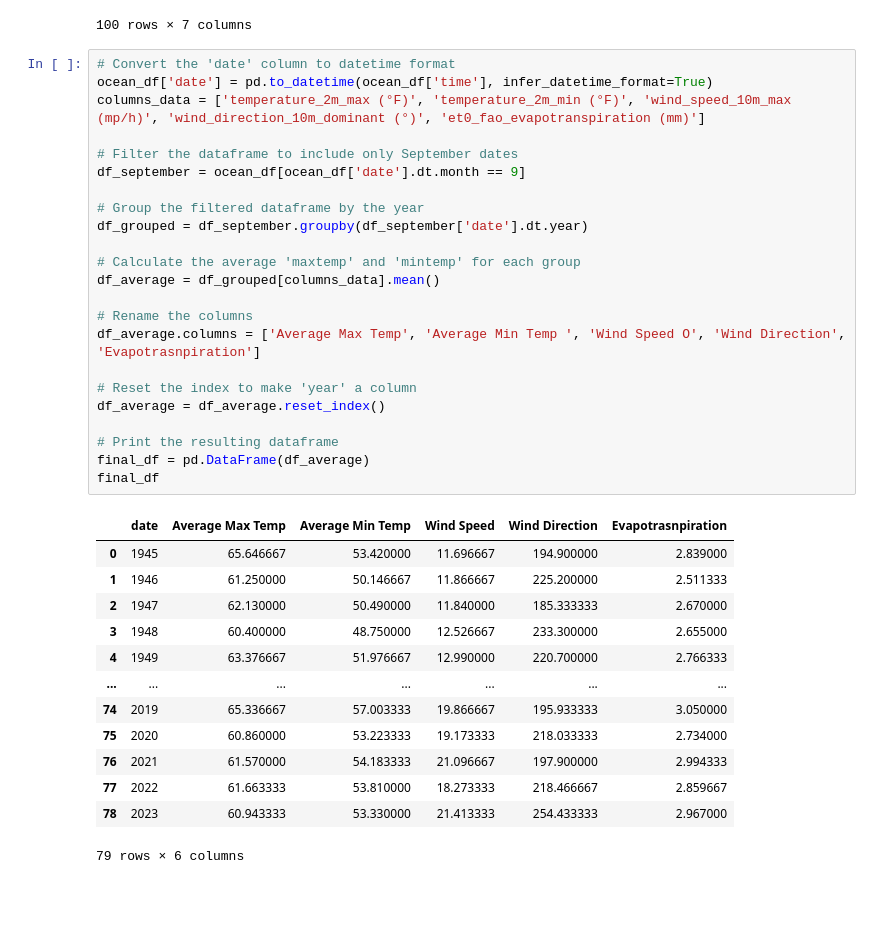
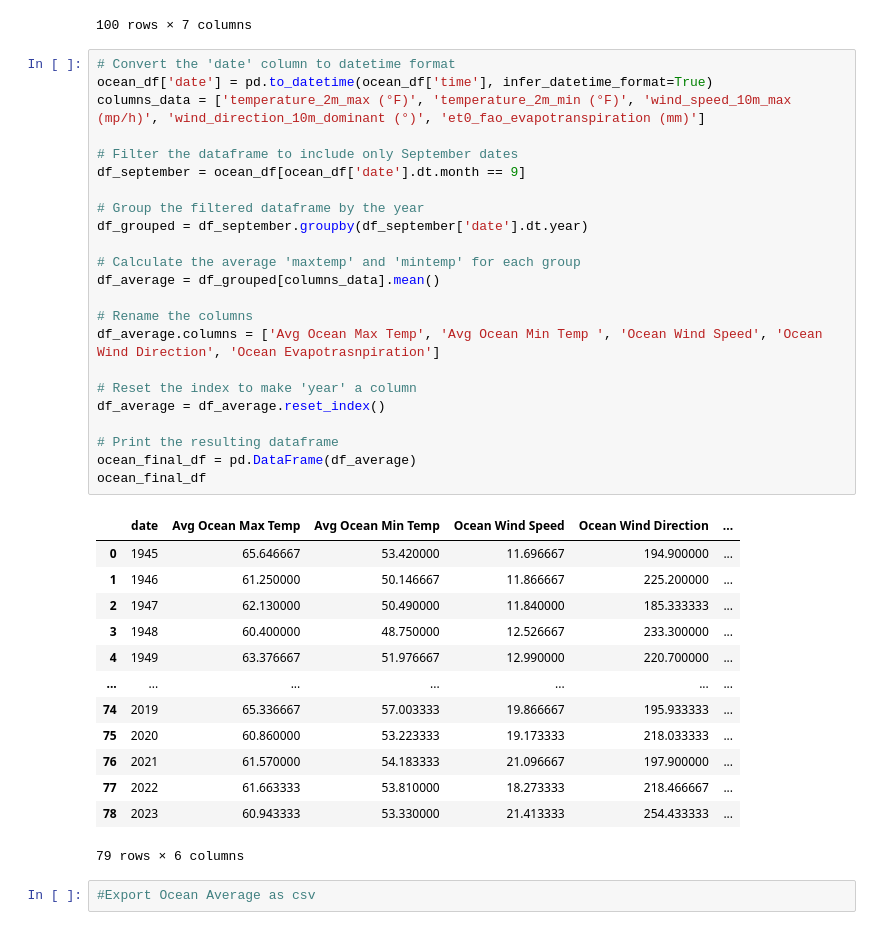
Before and after one commit to cpparker823/Project_1_Hurricanes, a Jupyter notebook: cleaning_script.ipynb, the cells around one changed output. Cells and saved outputs as stored; diff of their text form; blank space fills up the shorter version.

```diff
--- a/cleaning_script.ipynb
+++ b/cleaning_script.ipynb
@@ -23,37 +23,39 @@ ocean_df.head(100)
 # %%
 # Convert the 'date' column to datetime format
 ocean_df['date'] = pd.to_datetime(ocean_df['time'], infer_datetime_format=True)
 columns_data = ['temperature_2m_max (°F)', 'temperature_2m_min (°F)', 'wind_speed_10m_max (mp/h)', 'wind_direction_10m_dominant (°)', 'et0_fao_evapotranspiration (mm)']
 
 # Filter the dataframe to include only September dates
 df_september = ocean_df[ocean_df['date'].dt.month == 9]
 
 # Group the filtered dataframe by the year
 df_grouped = df_september.groupby(df_september['date'].dt.year)
 
 # Calculate the average 'maxtemp' and 'mintemp' for each group
 df_average = df_grouped[columns_data].mean()
 
 # Rename the columns
-df_average.columns = ['Average Max Temp', 'Average Min Temp ', 'Wind Speed O', 'Wind Direction', 'Evapotrasnpiration']
+df_average.columns = ['Avg Ocean Max Temp', 'Avg Ocean Min Temp ', 'Ocean Wind Speed', 'Ocean Wind Direction', 'Ocean Evapotrasnpiration']
 
 # Reset the index to make 'year' a column
 df_average = df_average.reset_index()
 
 # Print the resulting dataframe
-final_df = pd.DataFrame(df_average)
-final_df
+ocean_final_df = pd.DataFrame(df_average)
+ocean_final_df
 # %% [output]
-|  | date | Average Max Temp | Average Min Temp | Wind Speed | Wind Direction | Evapotrasnpiration |
-| 0 | 1945 | 65.646667 | 53.420000 | 11.696667 | 194.900000 | 2.839000 |
-| 1 | 1946 | 61.250000 | 50.146667 | 11.866667 | 225.200000 | 2.511333 |
-| 2 | 1947 | 62.130000 | 50.490000 | 11.840000 | 185.333333 | 2.670000 |
-| 3 | 1948 | 60.400000 | 48.750000 | 12.526667 | 233.300000 | 2.655000 |
-| 4 | 1949 | 63.376667 | 51.976667 | 12.990000 | 220.700000 | 2.766333 |
+|  | date | Avg Ocean Max Temp | Avg Ocean Min Temp | Ocean Wind Speed | Ocean Wind Direction | ... |
+| 0 | 1945 | 65.646667 | 53.420000 | 11.696667 | 194.900000 | ... |
+| 1 | 1946 | 61.250000 | 50.146667 | 11.866667 | 225.200000 | ... |
+| 2 | 1947 | 62.130000 | 50.490000 | 11.840000 | 185.333333 | ... |
+| 3 | 1948 | 60.400000 | 48.750000 | 12.526667 | 233.300000 | ... |
+| 4 | 1949 | 63.376667 | 51.976667 | 12.990000 | 220.700000 | ... |
 | ... | ... | ... | ... | ... | ... | ... |
-| 74 | 2019 | 65.336667 | 57.003333 | 19.866667 | 195.933333 | 3.050000 |
-| 75 | 2020 | 60.860000 | 53.223333 | 19.173333 | 218.033333 | 2.734000 |
-| 76 | 2021 | 61.570000 | 54.183333 | 21.096667 | 197.900000 | 2.994333 |
-| 77 | 2022 | 61.663333 | 53.810000 | 18.273333 | 218.466667 | 2.859667 |
-| 78 | 2023 | 60.943333 | 53.330000 | 21.413333 | 254.433333 | 2.967000 |
+| 74 | 2019 | 65.336667 | 57.003333 | 19.866667 | 195.933333 | ... |
+| 75 | 2020 | 60.860000 | 53.223333 | 19.173333 | 218.033333 | ... |
+| 76 | 2021 | 61.570000 | 54.183333 | 21.096667 | 197.900000 | ... |
+| 77 | 2022 | 61.663333 | 53.810000 | 18.273333 | 218.466667 | ... |
+| 78 | 2023 | 60.943333 | 53.330000 | 21.413333 | 254.433333 | ... |
 79 rows × 6 columns
+# %%
+#Export Ocean Average as csv
```
Also changed, not shown: parts of 14 cells of this notebook.
